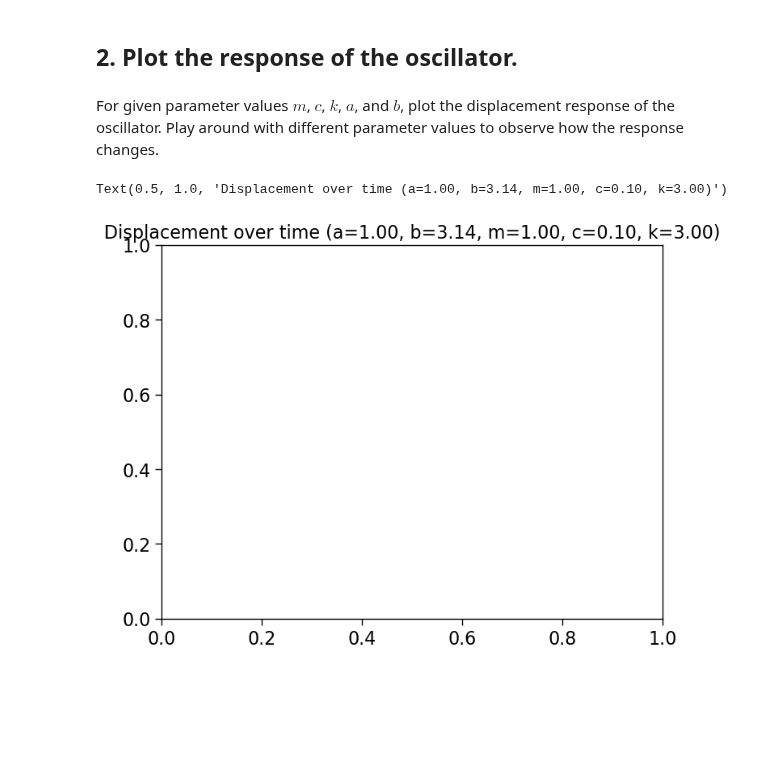
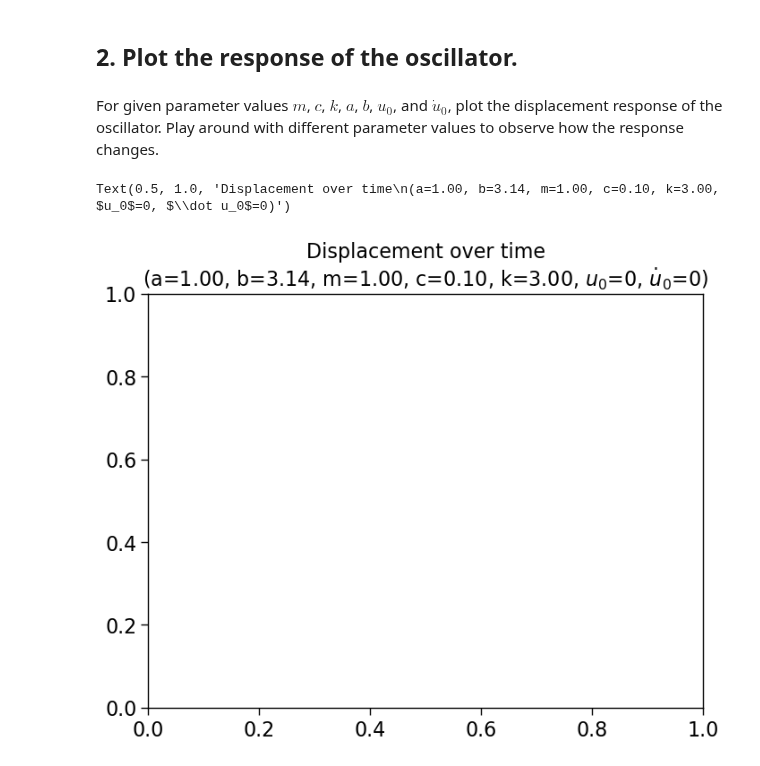
Before and after one commit to chrystalchern/mdof, a Jupyter notebook: notebooks/01_SISO_Exercise.ipynb, the cells around one changed output. Cells and saved outputs as stored; diff of their text form; code cells hidden in the pictures; blank space fills up the shorter version.

```diff
--- a/notebooks/01_SISO_Exercise.ipynb
+++ b/notebooks/01_SISO_Exercise.ipynb
@@ -50,17 +50,20 @@ $$u(t) = ...$$
 # %% [markdown]
 ## 2. Plot the response of the oscillator.
 # %% [markdown]
-For given parameter values $m$, $c$, $k$, $a$, and $b$, plot the displacement response of the oscillator.  Play around with different parameter values to observe how the response changes.
+For given parameter values $m$, $c$, $k$, $a$, $b$, $u_{0}$, and $\dot{u}_{0}$, plot the displacement response of the oscillator.  Play around with different parameter values to observe how the response changes.
 # %%
 a = 1
 b = np.pi
 m = 1
 c = 0.1
 k = 3
+u0 = 0
+udot0 = 0
 
 response = ...
 # plt.plot(...)
-plt.title(f"Displacement over time ({a=:.2f}, {b=:.2f}, {m=:.2f}, {c=:.2f}, {k=:.2f})")
+plt.title("Displacement over time\n"
+          rf"({a=:.2f}, {b=:.2f}, {m=:.2f}, {c=:.2f}, {k=:.2f}, $u_{0}$={u0}, $\dot u_{0}$={udot0})")
 # %% [output]
-Text(0.5, 1.0, 'Displacement over time (a=1.00, b=3.14, m=1.00, c=0.10, k=3.00)')
+Text(0.5, 1.0, 'Displacement over time\n(a=1.00, b=3.14, m=1.00, c=0.10, k=3.00, $u_0$=0, $\\dot u_0$=0)')
-[figure, old version]
+[figure, new version]
```
